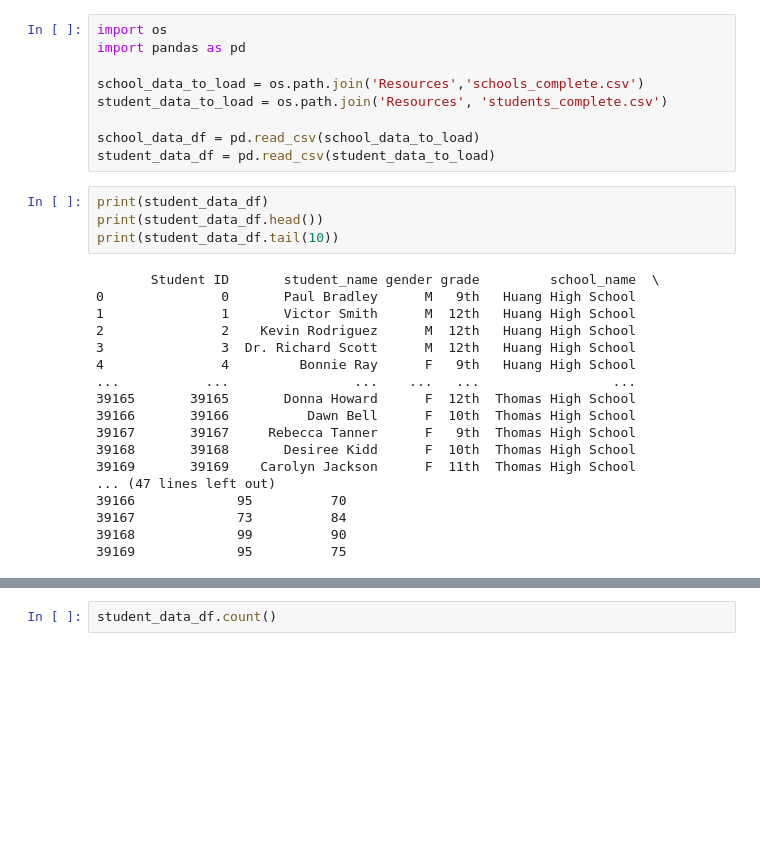
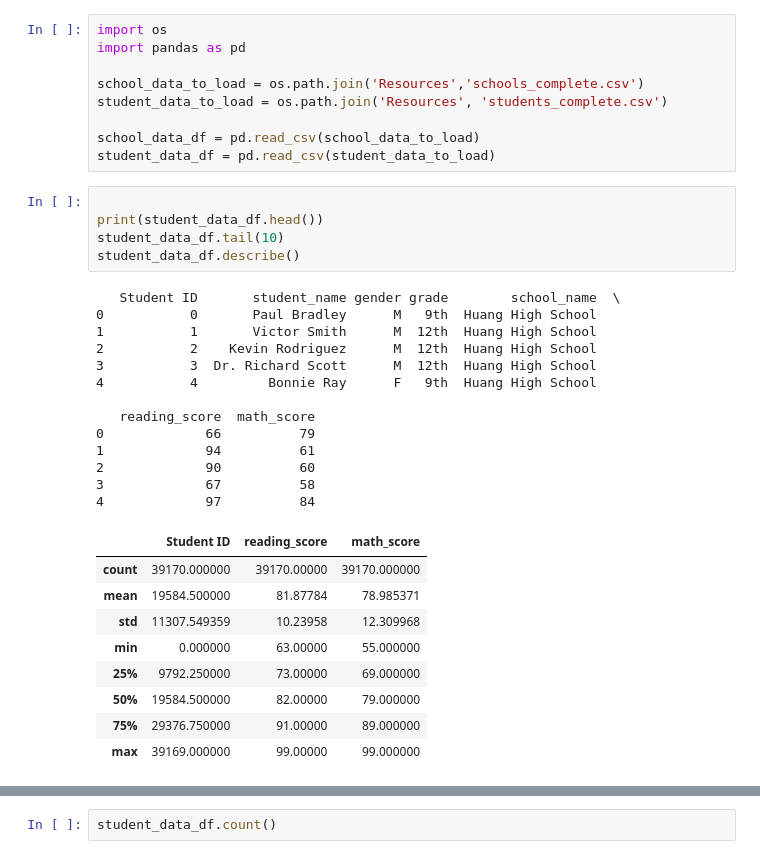
Before and after one commit to susiexia/School_District_Analysis, a Jupyter notebook: PyCitySchools.ipynb, the cells around one changed output, grey strips where cells are left out. Cells and saved outputs as stored; diff of their text form; blank space fills up the shorter version.

```diff
--- a/PyCitySchools.ipynb
+++ b/PyCitySchools.ipynb
@@ -11,24 +19,30 @@ student_data_to_load = os.path.join('Resources', 'students_complete.csv')
 school_data_df = pd.read_csv(school_data_to_load)
 student_data_df = pd.read_csv(student_data_to_load)
 # %%
-print(student_data_df)
+
 print(student_data_df.head())
-print(student_data_df.tail(10))
+student_data_df.tail(10)
+student_data_df.describe()
 # %% [output]
-       Student ID       student_name gender grade         school_name  \
-0               0       Paul Bradley      M   9th   Huang High School
-1               1       Victor Smith      M  12th   Huang High School
-2               2    Kevin Rodriguez      M  12th   Huang High School
-3               3  Dr. Richard Scott      M  12th   Huang High School
-4               4         Bonnie Ray      F   9th   Huang High School
-...           ...                ...    ...   ...                 ...
-39165       39165       Donna Howard      F  12th  Thomas High School
-39166       39166          Dawn Bell      F  10th  Thomas High School
-39167       39167     Rebecca Tanner      F   9th  Thomas High School
-39168       39168       Desiree Kidd      F  10th  Thomas High School
-39169       39169    Carolyn Jackson      F  11th  Thomas High School
-... (47 lines left out)
-39166             95          70
-39167             73          84
-39168             99          90
-39169             95          75
+   Student ID       student_name gender grade        school_name  \
+0           0       Paul Bradley      M   9th  Huang High School
+1           1       Victor Smith      M  12th  Huang High School
+2           2    Kevin Rodriguez      M  12th  Huang High School
+3           3  Dr. Richard Scott      M  12th  Huang High School
+4           4         Bonnie Ray      F   9th  Huang High School
+
+   reading_score  math_score
+0             66          79
+1             94          61
+2             90          60
+3             67          58
+4             97          84
+|  | Student ID | reading_score | math_score |
+| count | 39170.000000 | 39170.00000 | 39170.000000 |
+| mean | 19584.500000 | 81.87784 | 78.985371 |
+| std | 11307.549359 | 10.23958 | 12.309968 |
+| min | 0.000000 | 63.00000 | 55.000000 |
+| 25% | 9792.250000 | 73.00000 | 69.000000 |
+| 50% | 19584.500000 | 82.00000 | 79.000000 |
+| 75% | 29376.750000 | 91.00000 | 89.000000 |
+| max | 39169.000000 | 99.00000 | 99.000000 |
```
Also changed, not shown: parts of 20 cells of this notebook, 1 other file.
